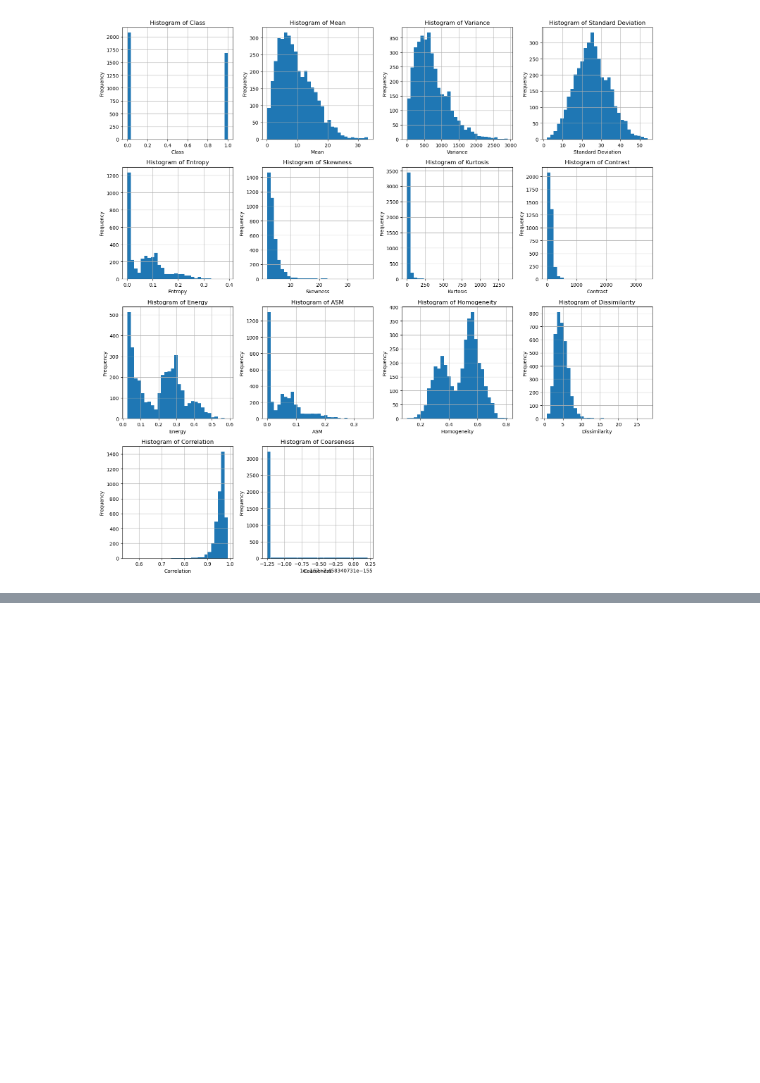
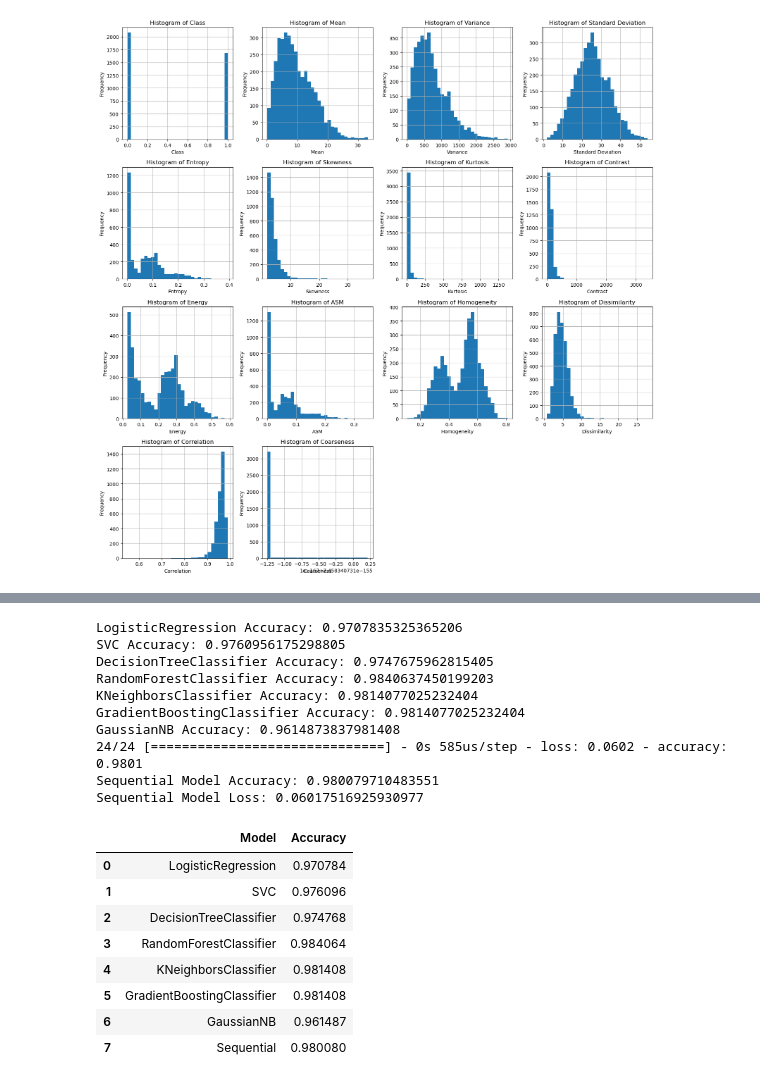
Before and after one commit to MaukanMir/Brain-Tumor-Classification, a Jupyter notebook: training.ipynb, the cells around one changed output, grey strips where cells are left out. Saved outputs shown, nothing was run; the diff lists cells and outputs as text; code cells hidden in the pictures; blank space fills up the shorter version.

```diff
--- a/training.ipynb
+++ b/training.ipynb
@@ -185,0 +218,32 @@ for i, column in enumerate(df.columns):
+# %%
+X, y = df.drop("Class", axis=1), df["Class"]
+
+
+X_train, X_test, y_train_encoded, y_test_encoded = train_test_split(X, y, test_size=0.2, random_state=42)
+
+scaler = MinMaxScaler()
+
+X_train_scaled, X_test_scaled = scaler.fit_transform(X_train), scaler.transform(X_test)
+
+models = run_all_models(X_train_scaled, X_test_scaled, y_train_encoded, y_test_encoded)
+models
+# %% [output]
+LogisticRegression Accuracy: 0.9707835325365206
+SVC Accuracy: 0.9760956175298805
+DecisionTreeClassifier Accuracy: 0.9747675962815405
+RandomForestClassifier Accuracy: 0.9840637450199203
+KNeighborsClassifier Accuracy: 0.9814077025232404
+GradientBoostingClassifier Accuracy: 0.9814077025232404
+GaussianNB Accuracy: 0.9614873837981408
+24/24 [==============================] - 0s 585us/step - loss: 0.0602 - accuracy: 0.9801
+Sequential Model Accuracy: 0.980079710483551
+Sequential Model Loss: 0.06017516925930977
+|  | Model | Accuracy |
+| 0 | LogisticRegression | 0.970784 |
+| 1 | SVC | 0.976096 |
+| 2 | DecisionTreeClassifier | 0.974768 |
+| 3 | RandomForestClassifier | 0.984064 |
+| 4 | KNeighborsClassifier | 0.981408 |
+| 5 | GradientBoostingClassifier | 0.981408 |
+| 6 | GaussianNB | 0.961487 |
+| 7 | Sequential | 0.980080 |
```
Also changed, not shown: parts of 2 cells of this notebook.
